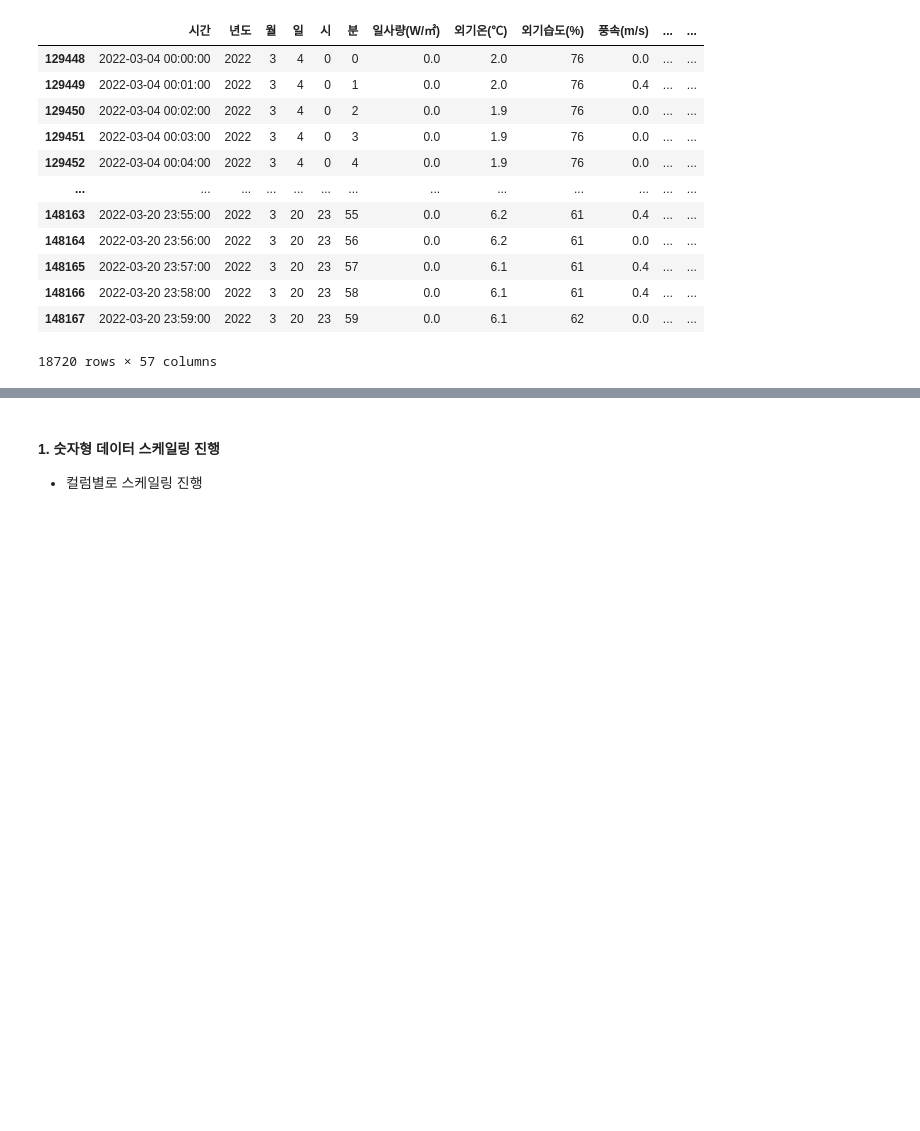
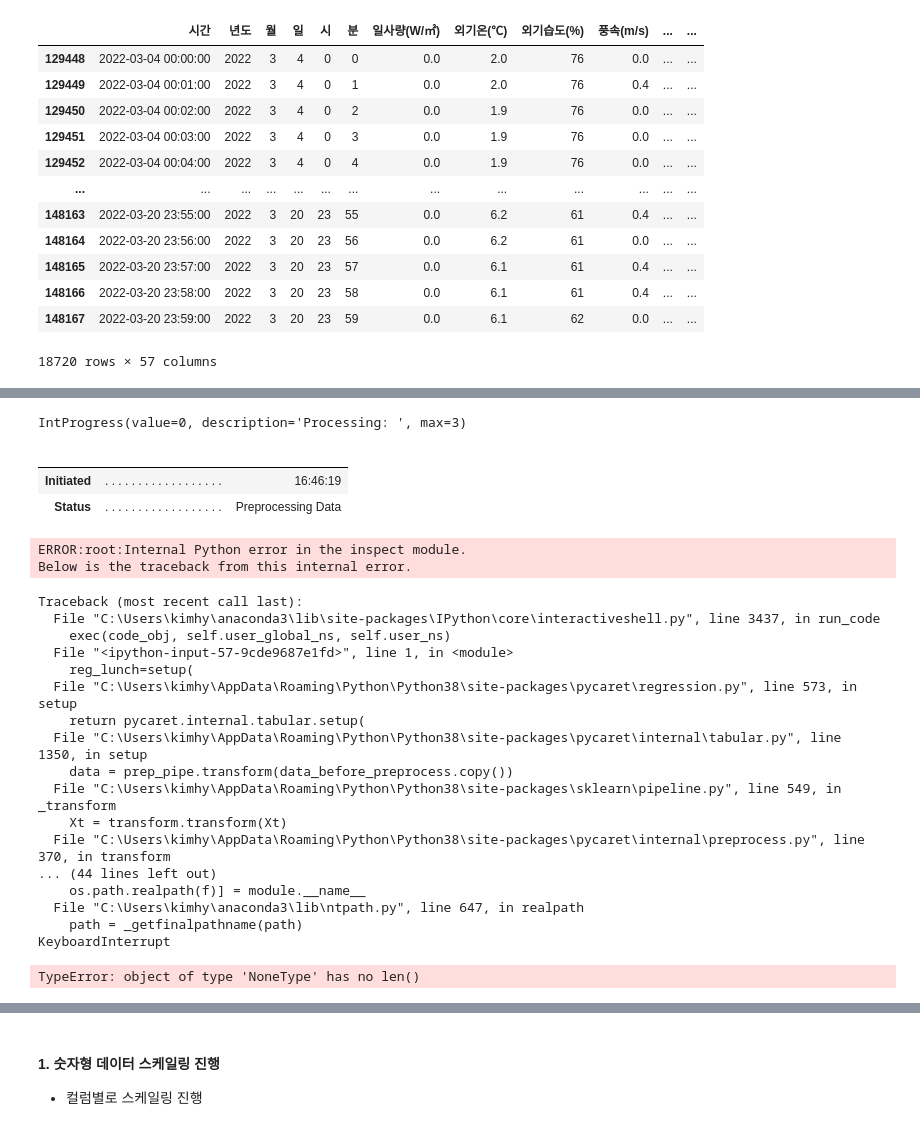
Before and after one commit to yxbxn/smart_farm, a Jupyter notebook: Code/Pycaret 기반의 예측.ipynb, the cells around one changed output, grey strips where cells are left out. Cells and saved outputs as stored; diff of their text form; code cells hidden in the pictures; blank space fills up the shorter version.

```diff
--- a/Code/Pycaret 기반의 예측.ipynb
+++ b/Code/Pycaret 기반의 예측.ipynb
@@ -70,0 +158,42 @@ data.iloc[129448:,:]
+# %%
+reg_lunch=setup(
+        data=data,
+        target='열공급량(kWh)',
+        train_size=0.8,
+        session_id = 0,
+        imputation_type='simple',
+        data_split_shuffle=False,
+        normalize = True,
+        normalize_method = 'zscore',
+        fold_strategy = 'timeseries',
+        fold = 5,
+        verbose=True,
+        silent= True, n_jobs= 1,
+        categorical_features = object_lst_real,
+        numeric_features = num_lst_real)
+# %% [output]
+IntProgress(value=0, description='Processing: ', max=3)
+|  |  |  |
+|  |  |  |
+| Initiated | . . . . . . . . . . . . . . . . . . | 16:46:19 |
+| Status | . . . . . . . . . . . . . . . . . . | Preprocessing Data |
+ERROR:root:Internal Python error in the inspect module.
+Below is the traceback from this internal error.
+Traceback (most recent call last):
+  File "C:\Users\kimhy\anaconda3\lib\site-packages\IPython\core\interactiveshell.py", line 3437, in run_code
+    exec(code_obj, self.user_global_ns, self.user_ns)
+  File "<ipython-input-57-9cde9687e1fd>", line 1, in <module>
+    reg_lunch=setup(
+  File "C:\Users\kimhy\AppData\Roaming\Python\Python38\site-packages\pycaret\regression.py", line 573, in setup
+    return pycaret.internal.tabular.setup(
+  File "C:\Users\kimhy\AppData\Roaming\Python\Python38\site-packages\pycaret\internal\tabular.py", line 1350, in setup
+    data = prep_pipe.transform(data_before_preprocess.copy())
+  File "C:\Users\kimhy\AppData\Roaming\Python\Python38\site-packages\sklearn\pipeline.py", line 549, in _transform
+    Xt = transform.transform(Xt)
+  File "C:\Users\kimhy\AppData\Roaming\Python\Python38\site-packages\pycaret\internal\preprocess.py", line 370, in transform
+... (44 lines left out)
+    os.path.realpath(f)] = module.__name__
+  File "C:\Users\kimhy\anaconda3\lib\ntpath.py", line 647, in realpath
+    path = _getfinalpathname(path)
+KeyboardInterrupt
+TypeError: object of type 'NoneType' has no len()
```
Also changed, not shown: parts of 31 cells of this notebook.
